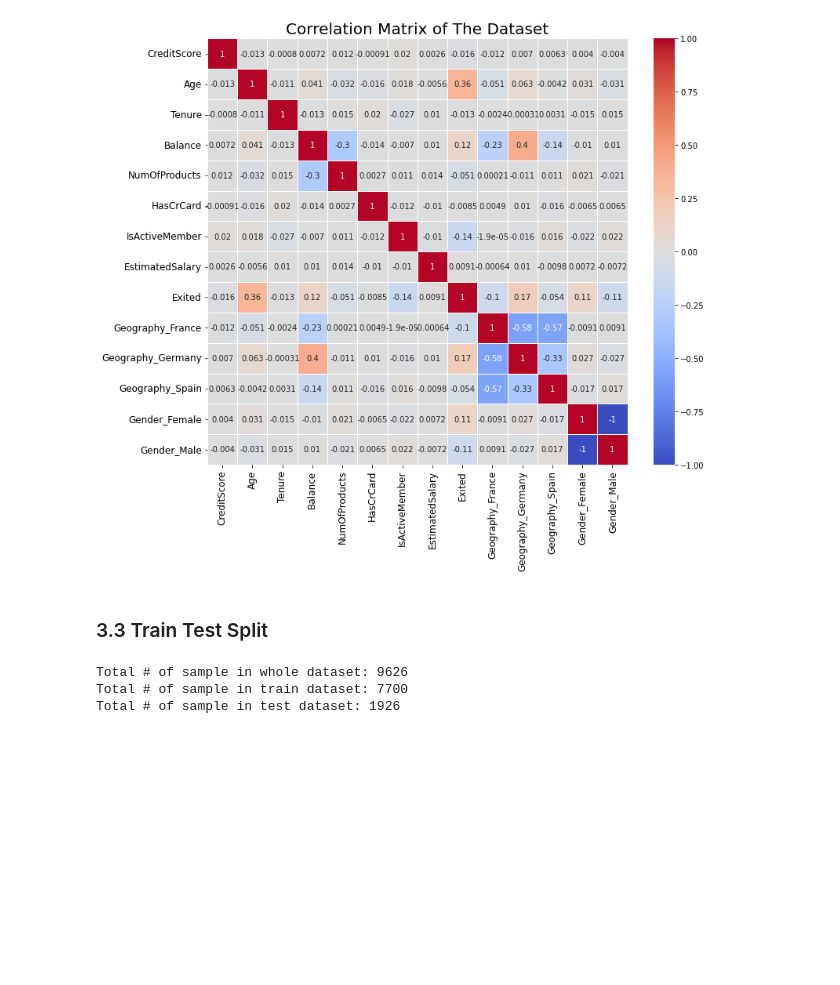
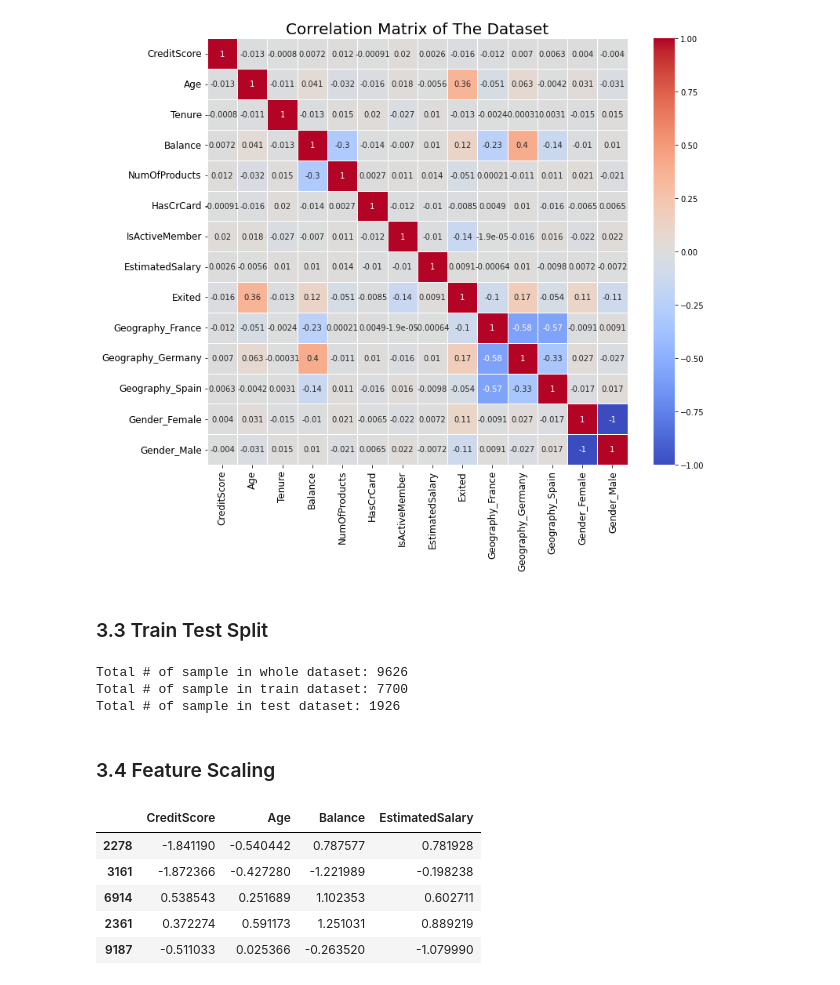
Before and after one commit to naufalmuafi/bank-customer-churn-prediction, a Jupyter notebook: main.ipynb, the cells around one changed output. Drawn from its saved outputs; the diff is of its cells as text; code cells hidden in the pictures; blank space fills up the shorter version.

```diff
--- a/main.ipynb
+++ b/main.ipynb
@@ -556,3 +557,17 @@ print(f'Total # of sample in test dataset: {len(X_test)}')
 Total # of sample in whole dataset: 9626
 Total # of sample in train dataset: 7700
 Total # of sample in test dataset: 1926
+# %% [markdown]
+### 3.4 Feature Scaling
+# %%
+scaler = StandardScaler()
+scaler.fit(X_train[numerical_features])
+X_train[numerical_features] = scaler.transform(X_train.loc[:, numerical_features])
+X_train[numerical_features].head()
+# %% [output]
+|  | CreditScore | Age | Balance | EstimatedSalary |
+| 2278 | -1.841190 | -0.540442 | 0.787577 | 0.781928 |
+| 3161 | -1.872366 | -0.427280 | -1.221989 | -0.198238 |
+| 6914 | 0.538543 | 0.251689 | 1.102353 | 0.602711 |
+| 2361 | 0.372274 | 0.591173 | 1.251031 | 0.889219 |
+| 9187 | -0.511033 | 0.025366 | -0.263520 | -1.079990 |
```
Also changed, not shown: parts of 11 cells of this notebook.
